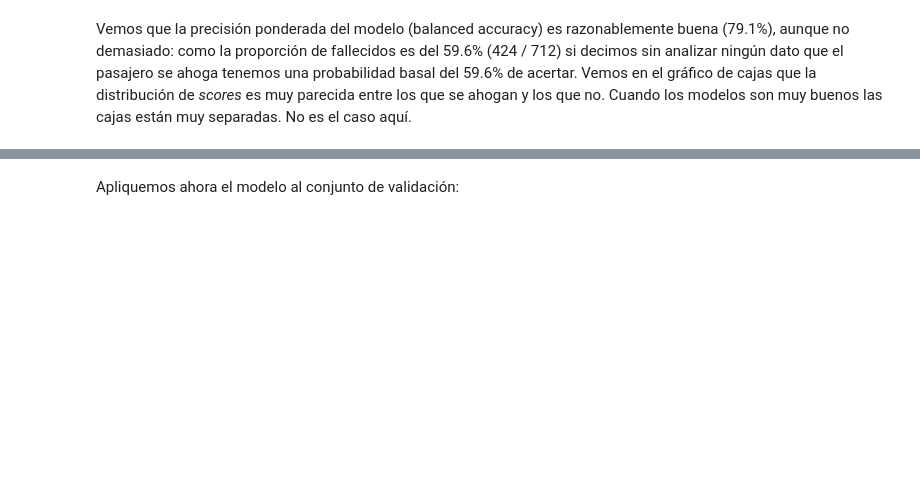
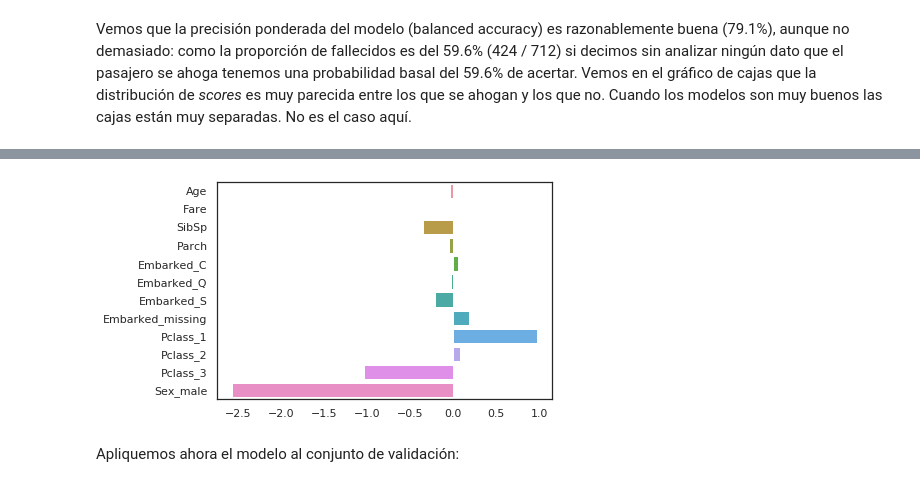
Before and after one commit to SaturdaysAI-Murcia/machine-learning, a Jupyter notebook: 2. Tabular data (clas)/2.5 Logistic Regression.ipynb, the cells around one changed output, grey strips where cells are left out. Drawn from its saved outputs; the diff is of its cells as text; code cells hidden in the pictures; blank space fills up the shorter version.

```diff
--- a/2. Tabular data (clas)/2.5 Logistic Regression.ipynb
+++ b/2. Tabular data (clas)/2.5 Logistic Regression.ipynb
@@ -275,2 +209,6 @@ Vemos que la precisión ponderada del modelo (balanced accuracy) es razonablemen
+# %%
+sns.barplot(x=model.coef_[0], y=var_names);
+# %% [output]
+[figure, added]
 # %% [markdown]
 Apliquemos ahora el modelo al conjunto de validación:
```
Also changed, not shown: parts of 39 cells of this notebook, 1 other file.
